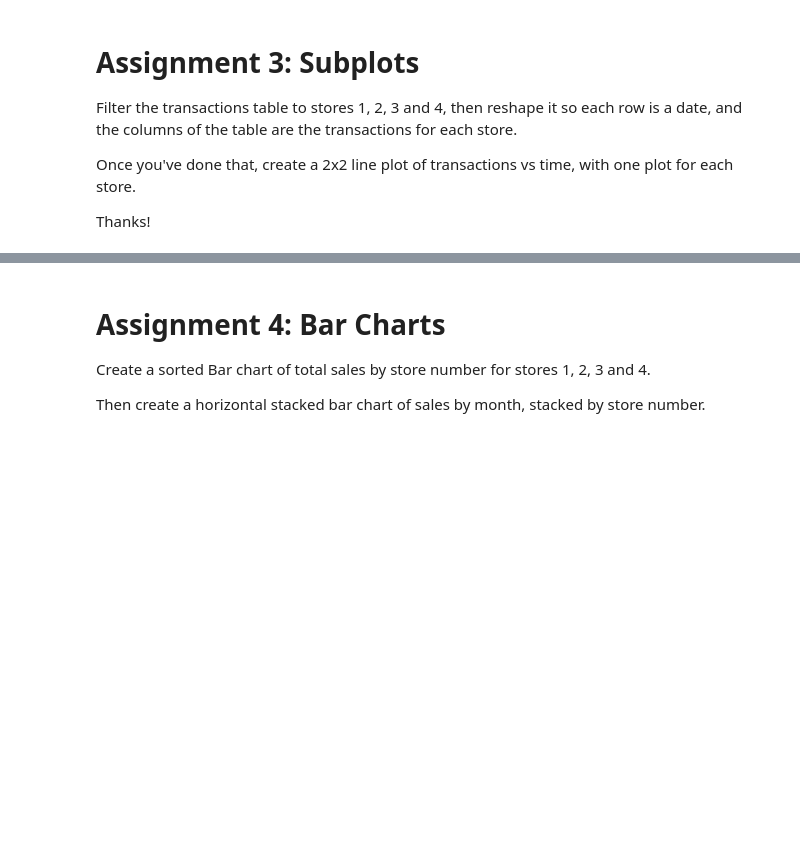
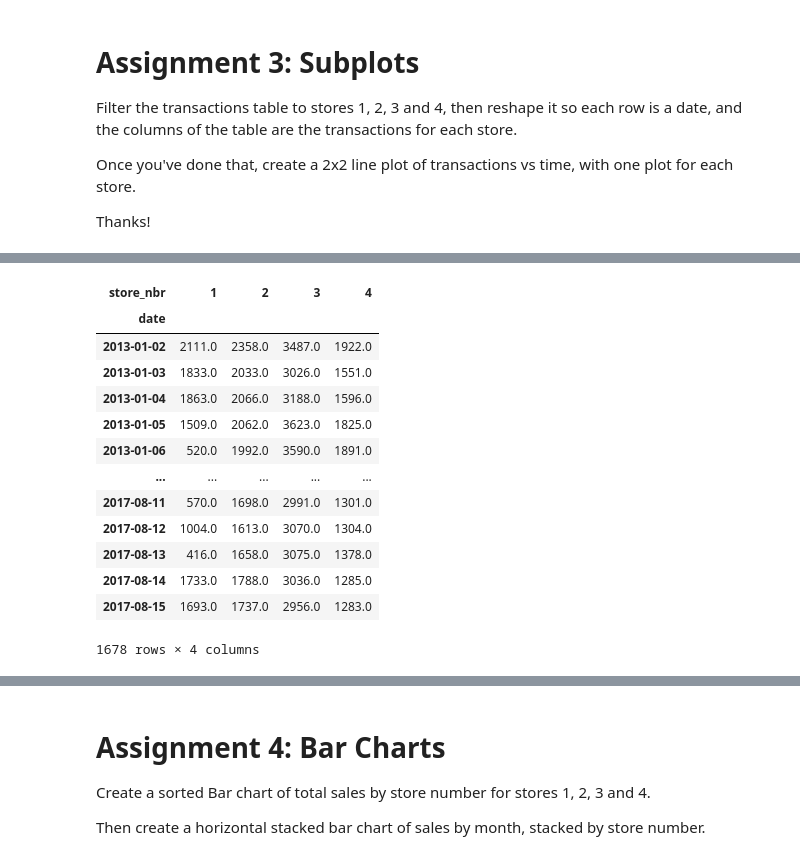
Before and after one commit to atsianis/DataVizMatplotlib, a Jupyter notebook: section05_data_viz.ipynb, the cells around one changed output, grey strips where cells are left out. Drawn from its saved outputs; the diff is of its cells as text; code cells hidden in the pictures; blank space fills up the shorter version.

```diff
--- a/section05_data_viz.ipynb
+++ b/section05_data_viz.ipynb
@@ -74,0 +89,27 @@ transactions = pd.read_csv("../retail/transactions.csv")
+# %%
+pivot_trans = (transactions
+               .astype({"date":"datetime64[ns]"})
+               .query("store_nbr in [1, 2, 3, 4]")
+               .pivot_table(
+                   index="date",
+                   columns="store_nbr",
+                   aggfunc={"transactions":"sum"}
+               )
+               .droplevel(0, axis=1) # remove outer column index level
+)
+pivot_trans
+# %% [output]
+| store_nbr | 1 | 2 | 3 | 4 |
+| date |  |  |  |  |
+| 2013-01-02 | 2111.0 | 2358.0 | 3487.0 | 1922.0 |
+| 2013-01-03 | 1833.0 | 2033.0 | 3026.0 | 1551.0 |
+| 2013-01-04 | 1863.0 | 2066.0 | 3188.0 | 1596.0 |
+| 2013-01-05 | 1509.0 | 2062.0 | 3623.0 | 1825.0 |
+| 2013-01-06 | 520.0 | 1992.0 | 3590.0 | 1891.0 |
+| ... | ... | ... | ... | ... |
+| 2017-08-11 | 570.0 | 1698.0 | 2991.0 | 1301.0 |
+| 2017-08-12 | 1004.0 | 1613.0 | 3070.0 | 1304.0 |
+| 2017-08-13 | 416.0 | 1658.0 | 3075.0 | 1378.0 |
+| 2017-08-14 | 1733.0 | 1788.0 | 3036.0 | 1285.0 |
+| 2017-08-15 | 1693.0 | 1737.0 | 2956.0 | 1283.0 |
+1678 rows × 4 columns
```
Also changed, not shown: parts of 3 cells of this notebook.
